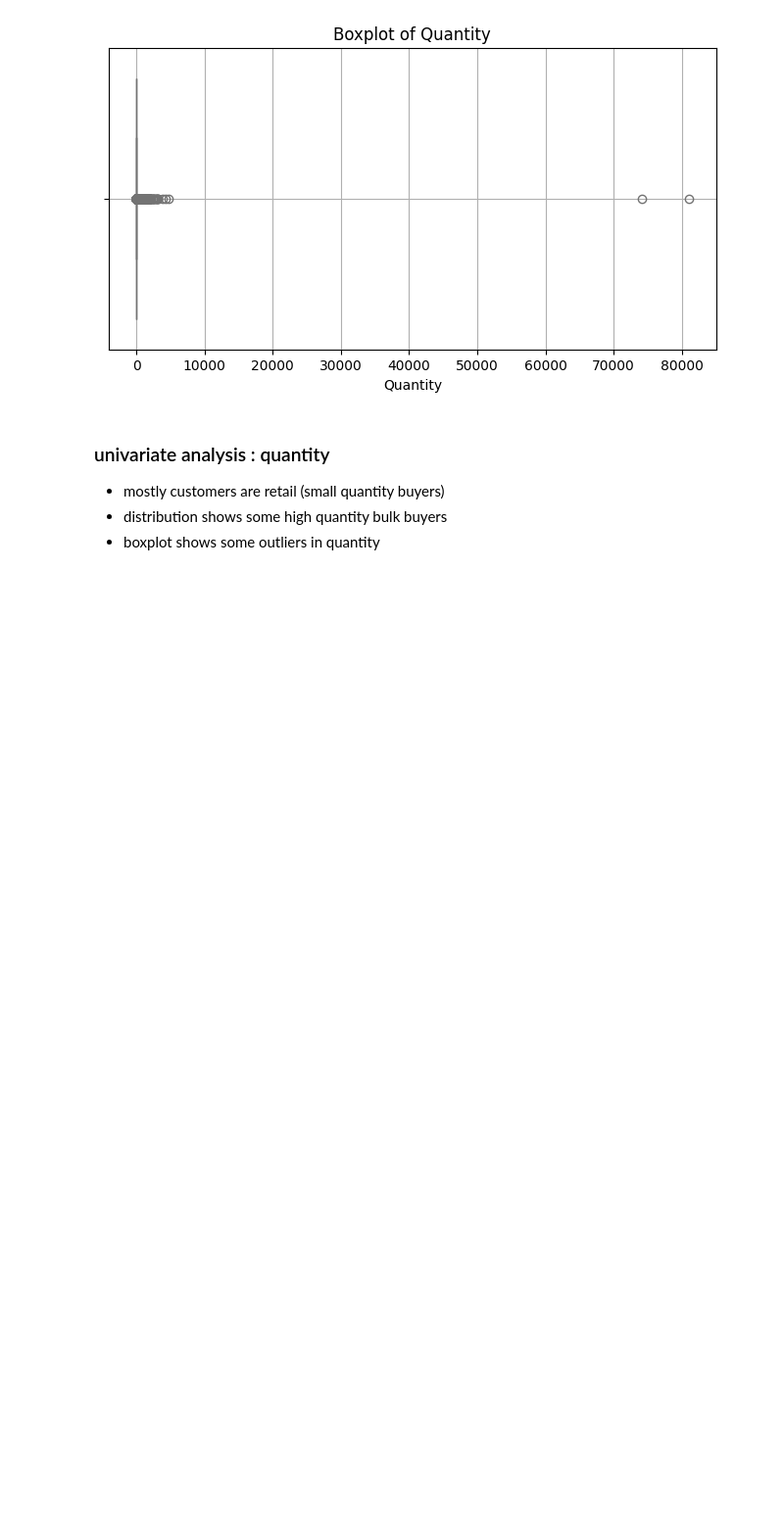
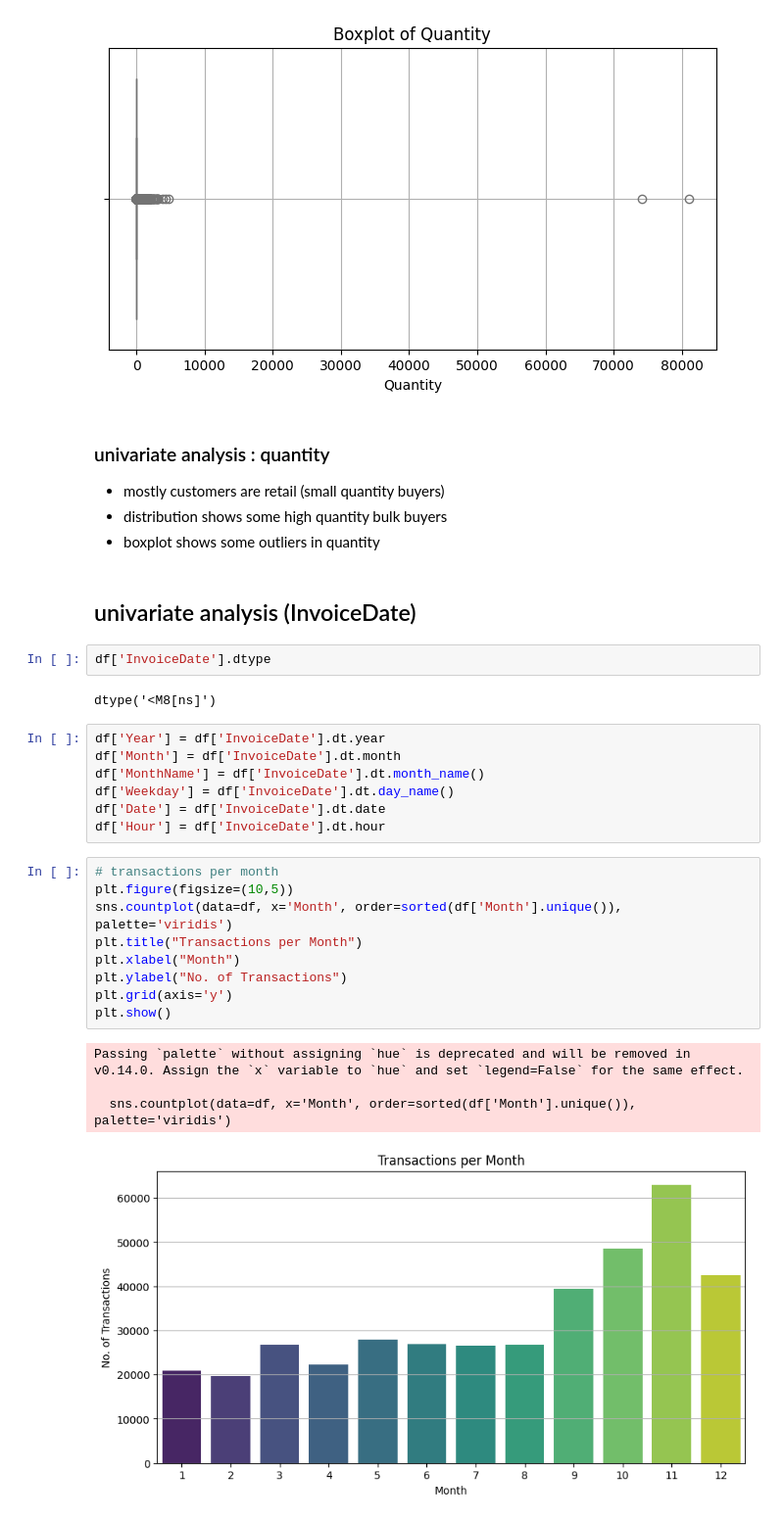
Before and after one commit to anuragchaubey1224/customer-segmentation, a Jupyter notebook: notebooks/eda.ipynb, the cells around one changed output. Shown at 98% size. Saved outputs shown, nothing was run; the diff lists cells and outputs as text; blank space fills up the shorter version.

Commit message:
univariate analysis on invoicedate column

```diff
--- a/notebooks/eda.ipynb
+++ b/notebooks/eda.ipynb
@@ -748,3 +748,30 @@ plt.show()
 - mostly customers are retail (small quantity buyers)
 - distribution shows some high quantity bulk buyers
 - boxplot shows some outliers in quantity
+# %% [markdown]
+## univariate analysis (InvoiceDate)
+# %%
+df['InvoiceDate'].dtype
+# %% [output]
+dtype('<M8[ns]')
+# %%
+df['Year'] = df['InvoiceDate'].dt.year
+df['Month'] = df['InvoiceDate'].dt.month
+df['MonthName'] = df['InvoiceDate'].dt.month_name()
+df['Weekday'] = df['InvoiceDate'].dt.day_name()
+df['Date'] = df['InvoiceDate'].dt.date
+df['Hour'] = df['InvoiceDate'].dt.hour
+# %%
+# transactions per month
+plt.figure(figsize=(10,5))
+sns.countplot(data=df, x='Month', order=sorted(df['Month'].unique()), palette='viridis')
+plt.title("Transactions per Month")
+plt.xlabel("Month")
+plt.ylabel("No. of Transactions")
+plt.grid(axis='y')
+plt.show()
+# %% [output]
+Passing `palette` without assigning `hue` is deprecated and will be removed in v0.14.0. Assign the `x` variable to `hue` and set `legend=False` for the same effect.
+
+  sns.countplot(data=df, x='Month', order=sorted(df['Month'].unique()), palette='viridis')
+[figure, added]
```
Also changed, not shown: parts of 8 cells of this notebook.
